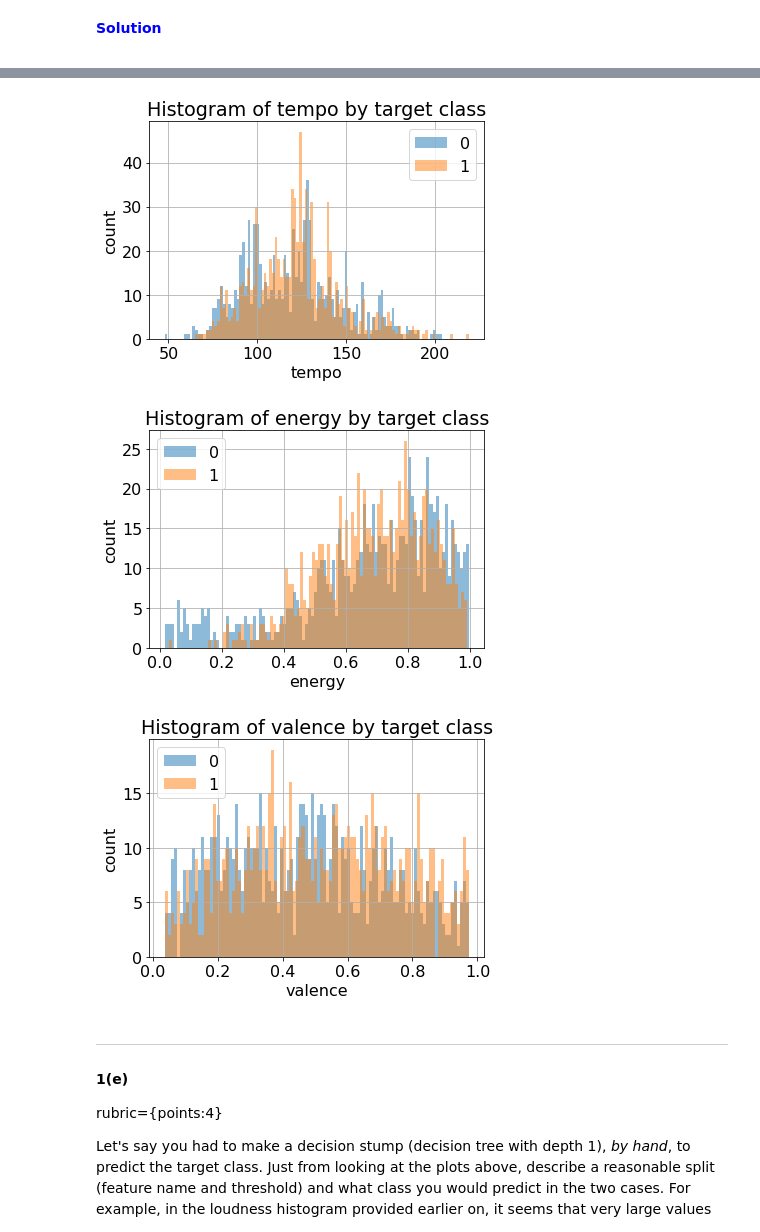
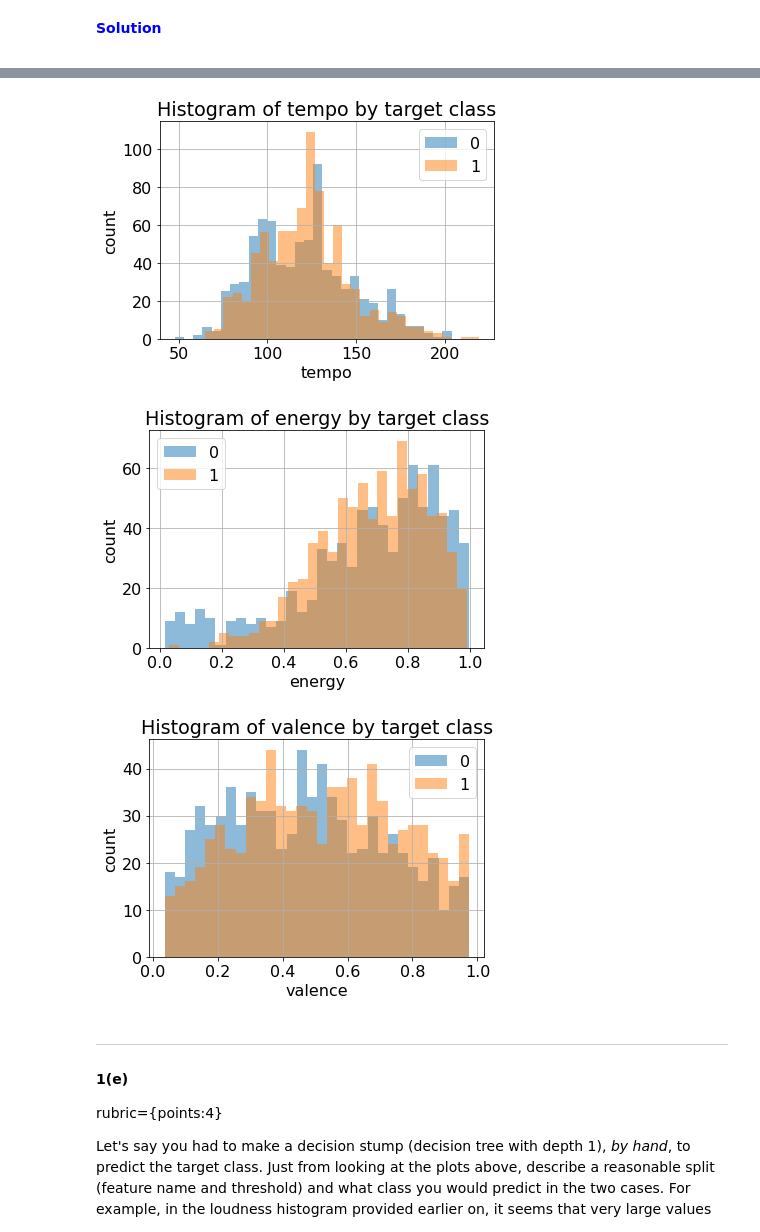
Before and after one commit to Blaise143/CPSC-330-ASSIGNMENTS, a Jupyter notebook: hw2/hw2.ipynb, the cells around one changed output, grey strips where cells are left out. Drawn from its saved outputs; the diff is of its cells as text; code cells hidden in the pictures.

```diff
--- a/hw2/hw2.ipynb
+++ b/hw2/hw2.ipynb
@@ -165,8 +165,8 @@ positive_examples = df_train.query("target == 1")
 **Solution**
 # %%
 for category in ['danceability', 'tempo', 'energy', 'valence']:
-    plt.hist(negative_examples[category], bins=100, alpha=0.5, label=0)
-    plt.hist(positive_examples[category], bins=100, alpha=0.5, label=1)
+    plt.hist(negative_examples[category], bins=30, alpha=0.5, label=0)
+    plt.hist(positive_examples[category], bins=30, alpha=0.5, label=1)
     plt.title(f"Histogram of {category} by target class")
     plt.xlabel(category)
     plt.ylabel("count")
@@ -178,6 +178,6 @@ for category in ['danceability', 'tempo', 'energy', 'valence']:
-[figure, old version]
+[figure, new version]
-[figure, old version]
+[figure, new version]
-[figure, old version]
+[figure, new version]
 # %% [markdown]
 ***
 #### 1(e)
```
Also changed, not shown: parts of 5 cells of this notebook.
